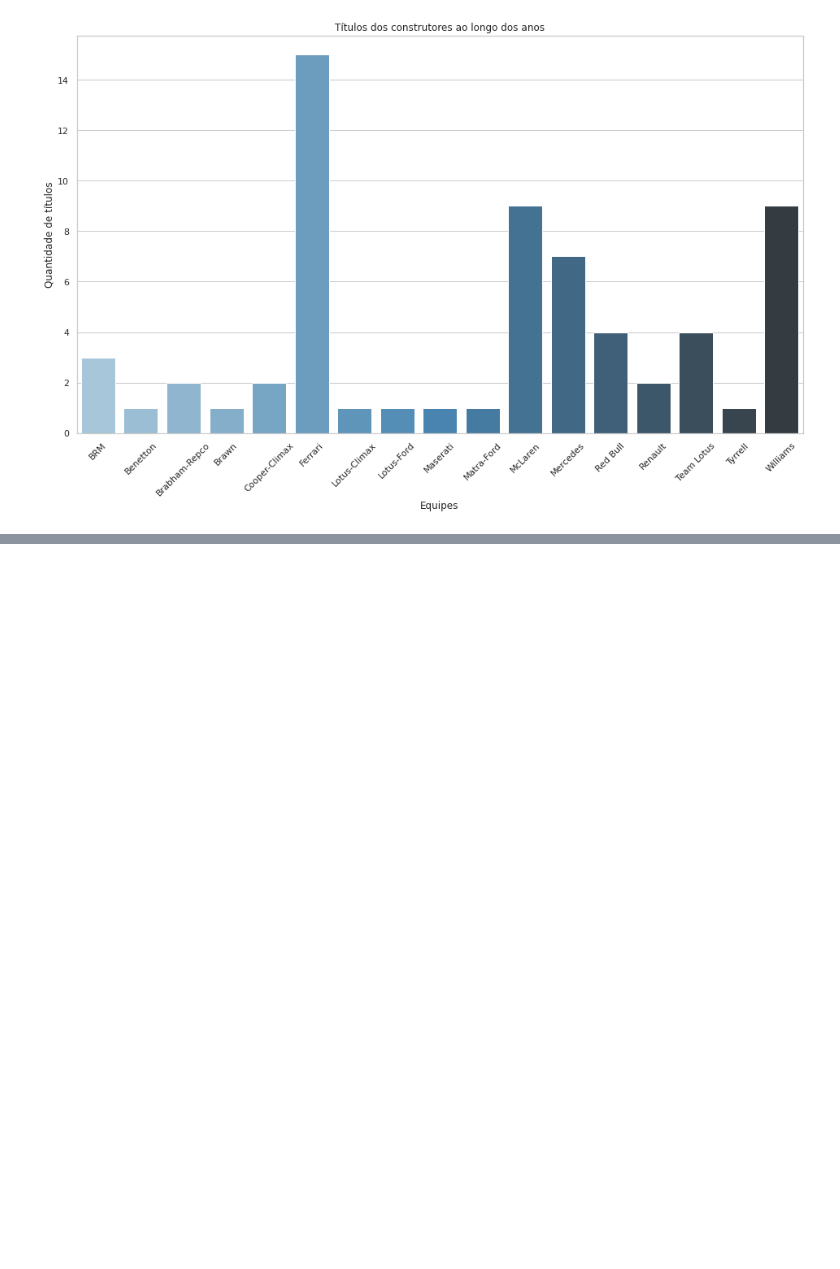
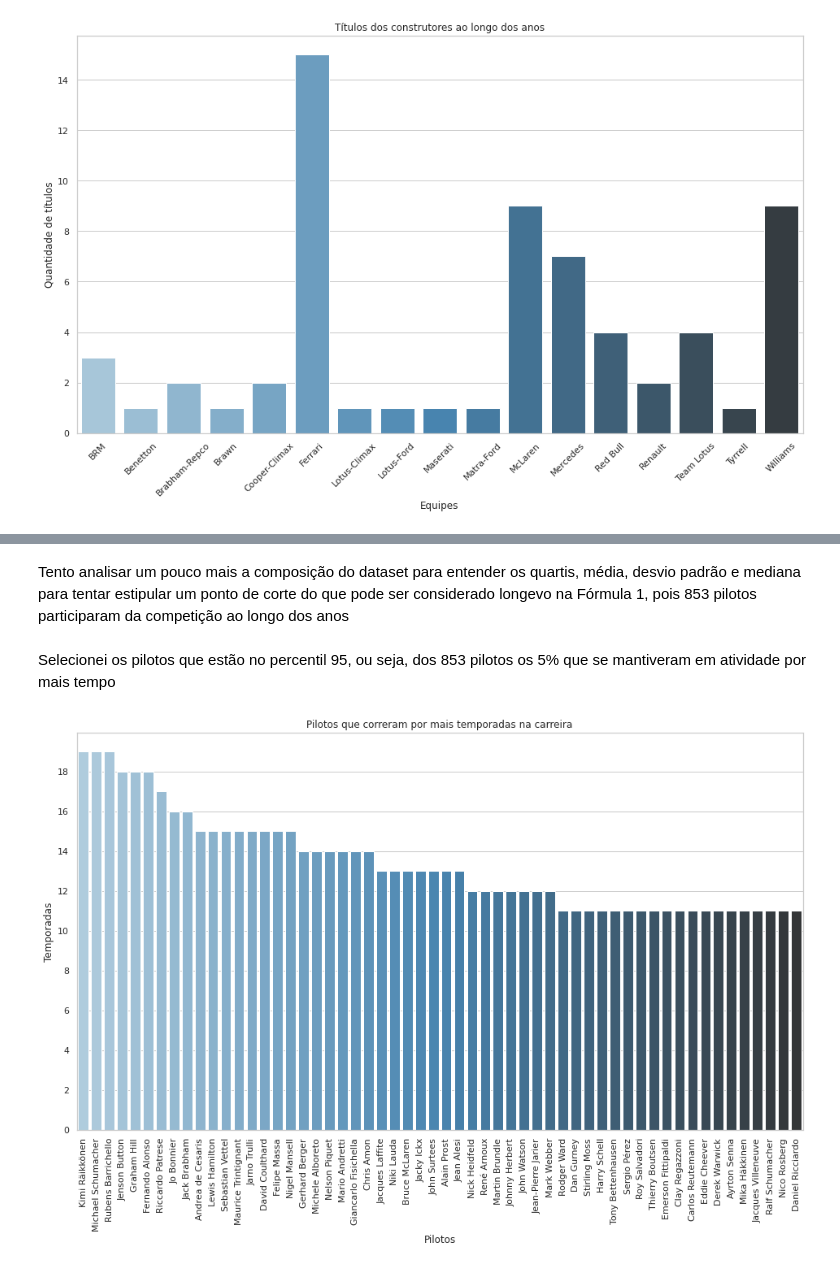
Before and after one commit to mateusquaresma/2021.3-big-019, a Jupyter notebook: notebooks/Formula-1.ipynb, the cells around one changed output, grey strips where cells are left out. Drawn from its saved outputs; the diff is of its cells as text; code cells hidden in the pictures; blank space fills up the shorter version.

```diff
--- a/notebooks/Formula-1.ipynb
+++ b/notebooks/Formula-1.ipynb
@@ -419,0 +383,7 @@ plt.show()
+# %%
+drivers_by_season = rrd.groupby(["driverId", "year"]).count().reset_index()[["driverId", "year"]]
+drivers_by_season = drivers_by_season.groupby("driverId").count().reset_index()
+# %%
+drivers_by_season_complete = pd.merge(drivers_by_season, drivers_df, on = "driverId")
+# %% [markdown]
+Tento analisar um pouco mais a composição do dataset para entender os quartis, média, desvio padrão e mediana para tentar estipular um ponto de corte do que pode ser considerado longevo na Fórmula 1, pois 853 pilotos participaram da competição ao longo dos anos
@@ -419,0 +392,21 @@ plt.show()
+# %% [markdown]
+Selecionei os pilotos que estão no percentil 95, ou seja, dos 853 pilotos os 5% que se mantiveram em atividade por mais tempo
+# %%
+drivers_by_season_quant_95 = drivers_by_season_complete[\
+                        drivers_by_season_complete["year"] >= drivers_by_season_complete["year"].quantile(.95)]
+drivers_by_season_quant_95 = drivers_by_season_quant_95.assign(fullname=drivers_by_season_quant_95.forename.map(str) + " " + drivers_by_season_quant_95.surname)
+drivers_by_season_quant_95.sort_values(by = "year", ascending = False, inplace = True)
+# %%
+x = drivers_by_season_quant_95["fullname"]
+y = drivers_by_season_quant_95["year"]
+plt.figure(figsize = (16, 9))
+plt.xticks(rotation=90)
+plt.yticks(np.arange(0, 22, 2))
+chart = sns.barplot(x = x, y = y, palette="Blues_d")
+chart.set(title="Pilotos que correram por mais temporadas na carreira",
+          xlabel="Pilotos",
+          ylabel="Temporadas")
+
+plt.show()
+# %% [output]
+[figure, added]
```
Also changed, not shown: parts of 31 cells of this notebook.
